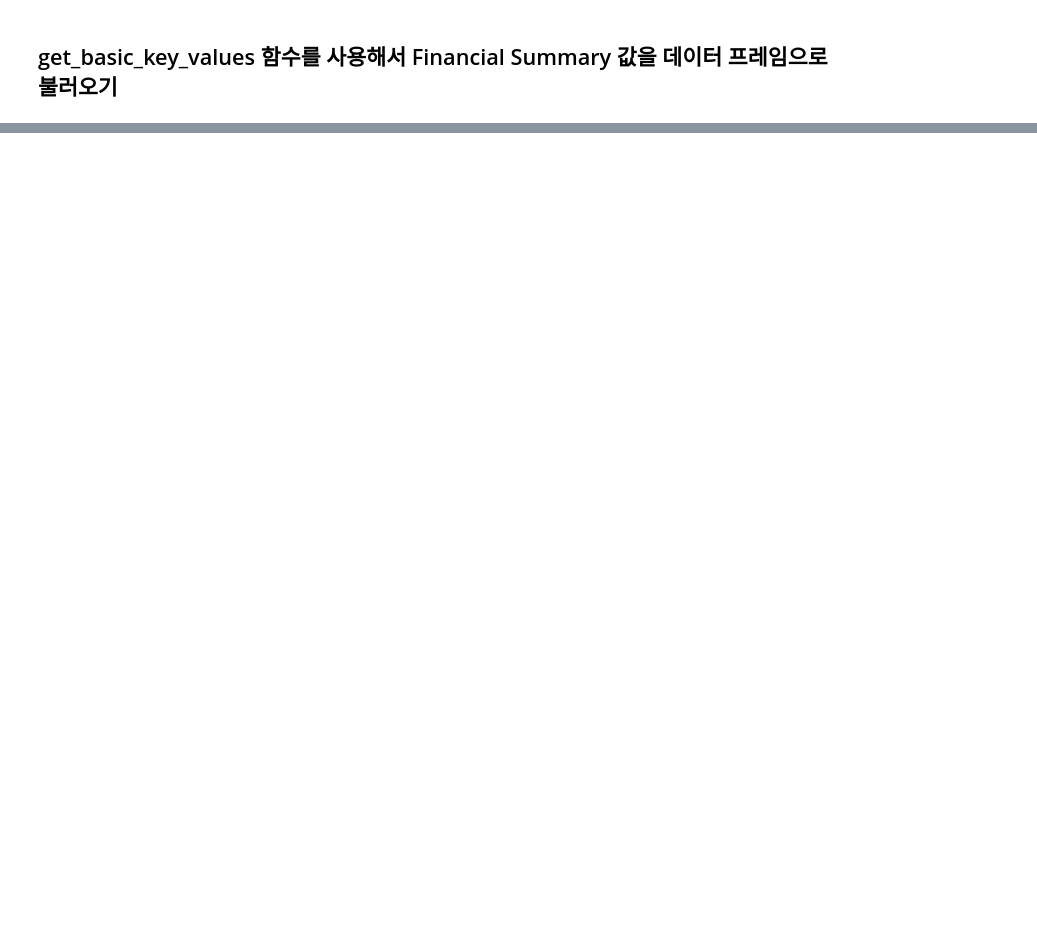
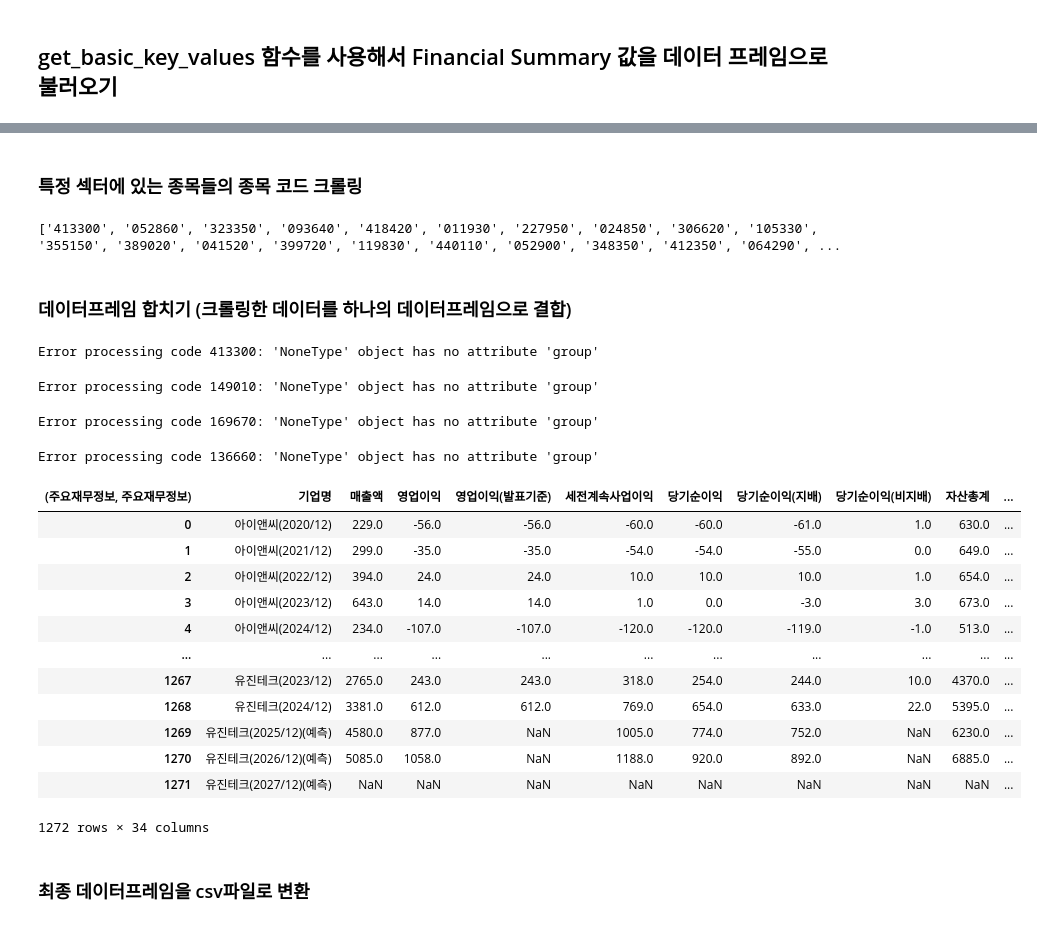
Before and after one commit to susungpark/SW-Capstone-Design, a Jupyter notebook: 웹크롤링.ipynb, the cells around one changed output, grey strips where cells are left out. Drawn from its saved outputs; the diff is of its cells as text; code cells hidden in the pictures; blank space fills up the shorter version.

```diff
--- a/웹크롤링.ipynb
+++ b/웹크롤링.ipynb
@@ -47,0 +88,59 @@ get_dataframe('005930') # 삼성전자
+# %% [markdown]
+### 특정 섹터에 있는 종목들의 종목 코드 크롤링
+# %%
+# 예시 URL (업종 리스트 페이지로 대체 가능)
+url = 'https://finance.naver.com/sise/sise_group_detail.naver?type=upjong&no=278'  # 반도체와반도체장비 업종
+
+# 요청 보내기 (User-Agent 포함)
+headers = {'User-Agent': 'Mozilla/5.0'}
+response = requests.get(url, headers=headers)
+soup = BeautifulSoup(response.text, 'html.parser')
+
+# 종목 코드 추출
+stock_codes = []
+
+for tag in soup.select('td.name a'):
+    href = tag.get('href')
+    if 'code=' in href:
+        code = href.split('code=')[-1]
+        stock_codes.append(code)
+
+# 결과 출력
+print(stock_codes)
+# %% [output]
+['413300', '052860', '323350', '093640', '418420', '011930', '227950', '024850', '306620', '105330', '355150', '389020', '041520', '399720', '119830', '440110', '052900', '348350', '412350', '064290', ...
+# %% [markdown]
+### 데이터프레임 합치기 (크롤링한 데이터를 하나의 데이터프레임으로 결합)
+# %%
+# 종목 코드 리스트를 사용하여 데이터프레임 생성
+final_df = pd.DataFrame() # 빈 데이터프레임 생성
+
+for code in stock_codes:
+    try:
+        df = get_dataframe(code) # 각 종목 코드에 대해 데이터프레임 생성
+        final_df = pd.concat([final_df, df], axis=0) # 데이터프레임 합치기
+    except Exception as e:
+        print(f"Error processing code {code}: {e}")
+
+final_df.reset_index(drop=True, inplace=True) # 인덱스 초기화
+final_df # 최종 데이터프레임 출력
+# %% [output]
+Error processing code 413300: 'NoneType' object has no attribute 'group'
+Error processing code 149010: 'NoneType' object has no attribute 'group'
+Error processing code 169670: 'NoneType' object has no attribute 'group'
+Error processing code 136660: 'NoneType' object has no attribute 'group'
+| (주요재무정보, 주요재무정보) | 기업명 | 매출액 | 영업이익 | 영업이익(발표기준) | 세전계속사업이익 | 당기순이익 | 당기순이익(지배) | 당기순이익(비지배) | 자산총계 | ... |
+| 0 | 아이앤씨(2020/12) | 229.0 | -56.0 | -56.0 | -60.0 | -60.0 | -61.0 | 1.0 | 630.0 | ... |
+| 1 | 아이앤씨(2021/12) | 299.0 | -35.0 | -35.0 | -54.0 | -54.0 | -55.0 | 0.0 | 649.0 | ... |
+| 2 | 아이앤씨(2022/12) | 394.0 | 24.0 | 24.0 | 10.0 | 10.0 | 10.0 | 1.0 | 654.0 | ... |
+| 3 | 아이앤씨(2023/12) | 643.0 | 14.0 | 14.0 | 1.0 | 0.0 | -3.0 | 3.0 | 673.0 | ... |
+| 4 | 아이앤씨(2024/12) | 234.0 | -107.0 | -107.0 | -120.0 | -120.0 | -119.0 | -1.0 | 513.0 | ... |
+| ... | ... | ... | ... | ... | ... | ... | ... | ... | ... | ... |
+| 1267 | 유진테크(2023/12) | 2765.0 | 243.0 | 243.0 | 318.0 | 254.0 | 244.0 | 10.0 | 4370.0 | ... |
+| 1268 | 유진테크(2024/12) | 3381.0 | 612.0 | 612.0 | 769.0 | 654.0 | 633.0 | 22.0 | 5395.0 | ... |
+| 1269 | 유진테크(2025/12)(예측) | 4580.0 | 877.0 | NaN | 1005.0 | 774.0 | 752.0 | NaN | 6230.0 | ... |
+| 1270 | 유진테크(2026/12)(예측) | 5085.0 | 1058.0 | NaN | 1188.0 | 920.0 | 892.0 | NaN | 6885.0 | ... |
+| 1271 | 유진테크(2027/12)(예측) | NaN | NaN | NaN | NaN | NaN | NaN | NaN | NaN | ... |
+1272 rows × 34 columns
+# %% [markdown]
+### 최종 데이터프레임을 csv파일로 변환
```
Also changed, not shown: parts of 4 cells of this notebook.
